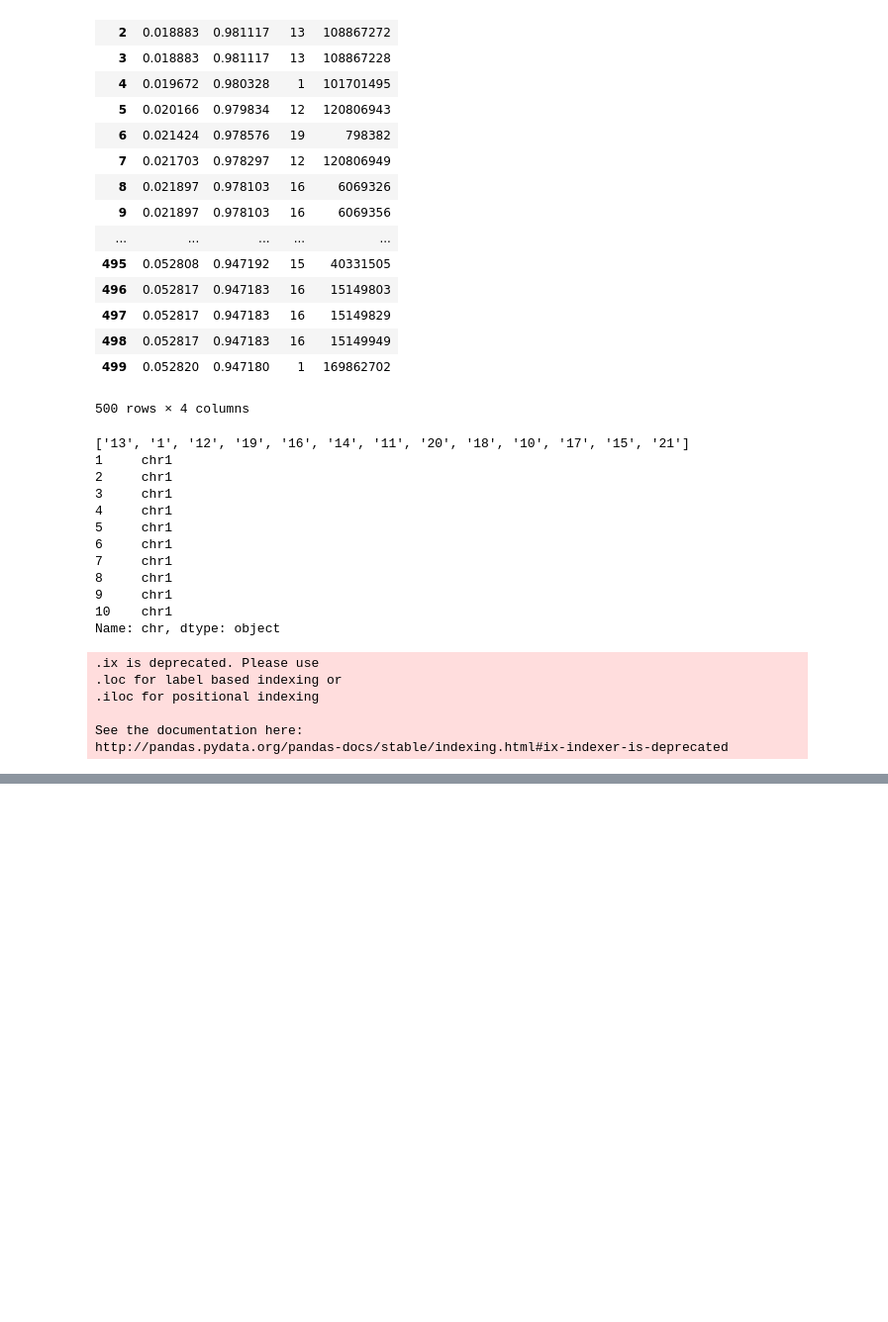
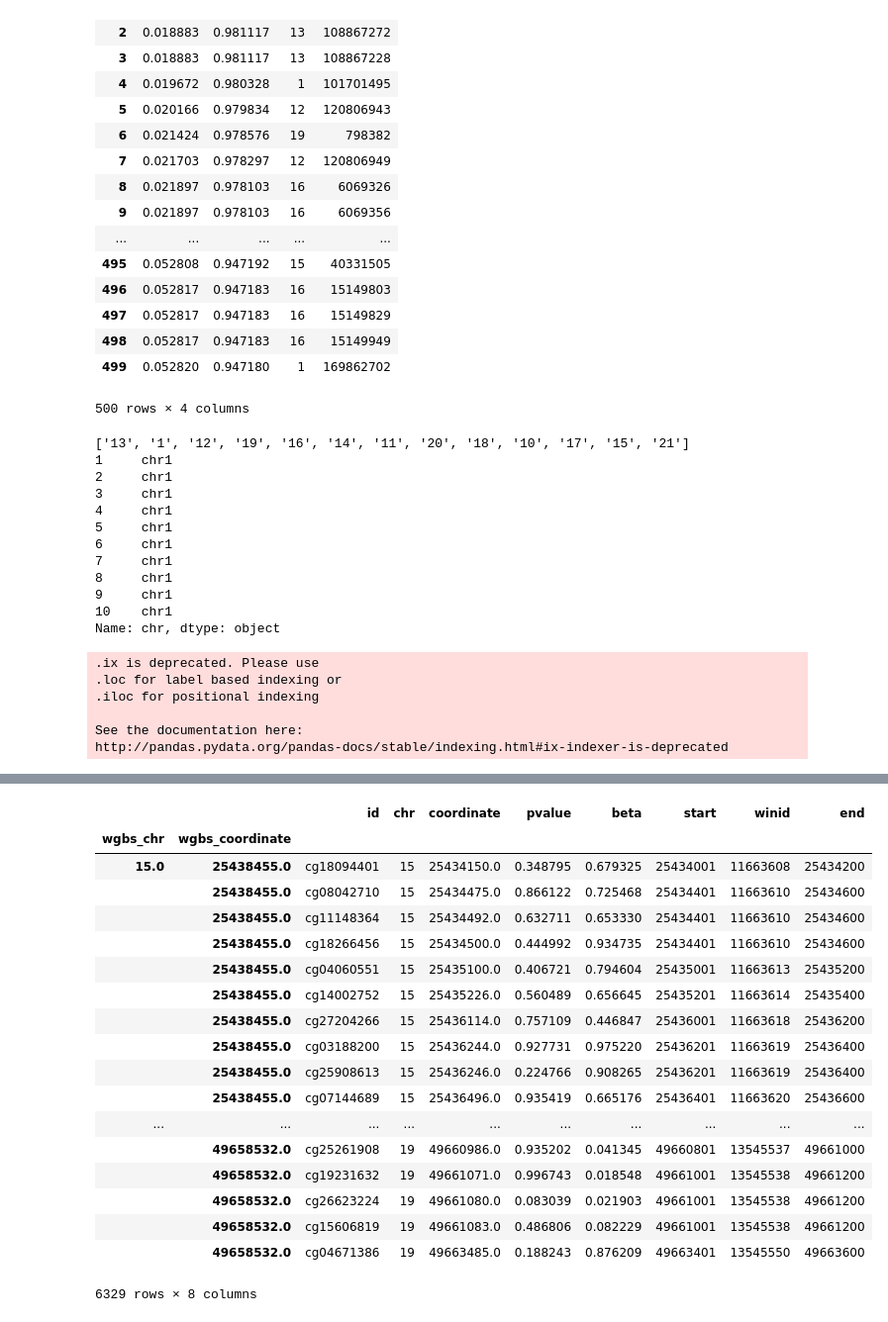
Before and after one commit to xsun28/EWASplus, a Jupyter notebook: code/prediction/WGBS_prediction_AD.ipynb, the cells around one changed output, grey strips where cells are left out. Shown: that part at 99% size. Cells and saved outputs as stored; diff of their text form; code cells hidden in the pictures; blank space fills up the shorter version.

```diff
--- a/code/prediction/WGBS_prediction_AD.ipynb
+++ b/code/prediction/WGBS_prediction_AD.ipynb
@@ -711,0 +788,15 @@ three_dataset_common_predictions_top500.to_csv(common_top_500,index=False)
+# %%
+with pd.HDFStore(pred_probs_450k,'r') as h5s:
+     pred_prob_450k = h5s['pred_probs_450k']
+# %%
+pred_probs = [home+'data/'+dataset+'/pred_probs_450k' for dataset in ['AD_CpG/amyloidwith','AD_CpG/ceradwith','AD_CpG/tangleswith']]
+traits = ['amyloidwith','ceradwith','tangleswith']
+first = True
+for pred_prob,trait in zip(pred_probs,traits):
+    with pd.HDFStore(pred_prob,'r') as h5s:
+        if first:
+            all_probs_450k = h5s['pred_probs_450k']
+            first = False
+        else:
+            all_probs_450k = pd.concat([all_probs_450k,h5s['pred_probs_450k']],axis=1)
+    all_probs_450k.rename({'positive':'positive_'+trait,'negative':'negative_'+trait},axis=1,inplace=True)
@@ -711,0 +811,3 @@ three_dataset_common_predictions_top500.to_csv(common_top_500,index=False)
+# %%
+common_top_500 = home+'data/AD_CpG/pred_positive_500_three_commmons.csv'
+three_dataset_common_predictions_top500 = pd.read_csv(common_top_500)
@@ -711,0 +835,4 @@ three_dataset_common_predictions_top500.to_csv(common_top_500,index=False)
+# %%
+with pd.HDFStore(home+'data/AD_CpG/all_450k_sites_winid','r') as h5s:
+    all_sites = h5s['all_450k_sites_winid']
+top500_nearest_cpgs = commons.find_nearest_450ksites(5000,all_sites,three_dataset_common_predictions_top500)
@@ -711,0 +850,22 @@ three_dataset_common_predictions_top500.to_csv(common_top_500,index=False)
+# %%
+top500_nearest_cpgs
+# %% [output]
+|  |  | id | chr | coordinate | pvalue | beta | start | winid | end |
+| wgbs_chr | wgbs_coordinate |  |  |  |  |  |  |  |  |
+| 15.0 | 25438455.0 | cg18094401 | 15 | 25434150.0 | 0.348795 | 0.679325 | 25434001 | 11663608 | 25434200 |
+|  | 25438455.0 | cg08042710 | 15 | 25434475.0 | 0.866122 | 0.725468 | 25434401 | 11663610 | 25434600 |
+|  | 25438455.0 | cg11148364 | 15 | 25434492.0 | 0.632711 | 0.653330 | 25434401 | 11663610 | 25434600 |
+|  | 25438455.0 | cg18266456 | 15 | 25434500.0 | 0.444992 | 0.934735 | 25434401 | 11663610 | 25434600 |
+|  | 25438455.0 | cg04060551 | 15 | 25435100.0 | 0.406721 | 0.794604 | 25435001 | 11663613 | 25435200 |
+|  | 25438455.0 | cg14002752 | 15 | 25435226.0 | 0.560489 | 0.656645 | 25435201 | 11663614 | 25435400 |
+|  | 25438455.0 | cg27204266 | 15 | 25436114.0 | 0.757109 | 0.446847 | 25436001 | 11663618 | 25436200 |
+|  | 25438455.0 | cg03188200 | 15 | 25436244.0 | 0.927731 | 0.975220 | 25436201 | 11663619 | 25436400 |
+|  | 25438455.0 | cg25908613 | 15 | 25436246.0 | 0.224766 | 0.908265 | 25436201 | 11663619 | 25436400 |
+|  | 25438455.0 | cg07144689 | 15 | 25436496.0 | 0.935419 | 0.665176 | 25436401 | 11663620 | 25436600 |
+| ... | ... | ... | ... | ... | ... | ... | ... | ... | ... |
+|  | 49658532.0 | cg25261908 | 19 | 49660986.0 | 0.935202 | 0.041345 | 49660801 | 13545537 | 49661000 |
+|  | 49658532.0 | cg19231632 | 19 | 49661071.0 | 0.996743 | 0.018548 | 49661001 | 13545538 | 49661200 |
+|  | 49658532.0 | cg26623224 | 19 | 49661080.0 | 0.083039 | 0.021903 | 49661001 | 13545538 | 49661200 |
+|  | 49658532.0 | cg15606819 | 19 | 49661083.0 | 0.486806 | 0.082229 | 49661001 | 13545538 | 49661200 |
+|  | 49658532.0 | cg04671386 | 19 | 49663485.0 | 0.188243 | 0.876209 | 49663401 | 13545550 | 49663600 |
+6329 rows × 8 columns
```
Also changed, not shown: parts of 25 cells of this notebook, 12 other files.
